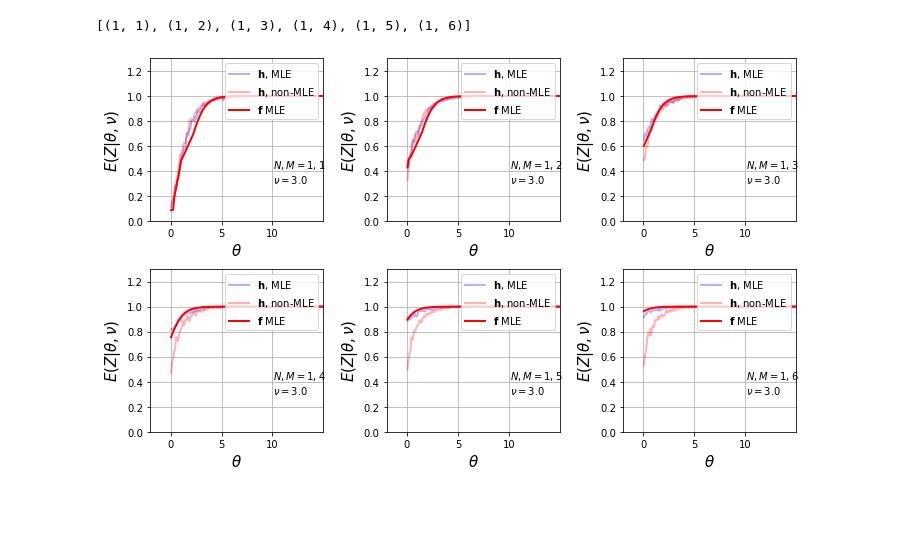
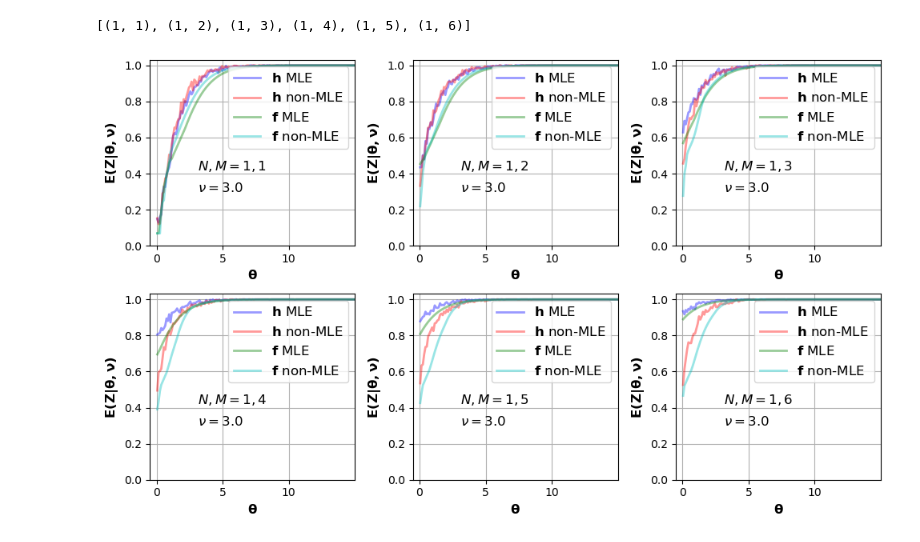
Before and after one commit to AliAlkadhim/LFI_HEP, a Jupyter notebook: Nov.ipynb, the cells around one changed output. Drawn from its saved outputs; the diff is of its cells as text; code cells hidden in the pictures; blank space fills up the shorter version.

```diff
--- a/Nov.ipynb
+++ b/Nov.ipynb
@@ -1249,7 +1360,7 @@ print('\n')
 
 
 model =  RegularizedRegressionModel(
-    nfeatures=train_x.shape[1],
+    nfeatures=sample_x.shape[1],
     ntargets=1,
     nlayers=n_layers,
     hidden_size=hidden_size,
@@ -1464,9 +1710,9 @@ array([[0.9991673 ],
 # %%
-def plot_data_one_nu(Bprime, thetamin, thetamax, nu, D, MLE,
+def plot_data_one_nu_with_model(Bprime, thetamin, thetamax, nu, D, MLE,
                      NBINS,
               FONTSIZE=15,
               func=None,
-              fgsize=(10, 6)):
+              fgsize=(10, 6), save_image=False):
 
     # make room for 6 sub-plots
     fig, ax = plt.subplots(nrows=2,
@@ -1489,13 +1735,13 @@ def plot_data_one_nu(Bprime, thetamin, thetamax, nu, D, MLE,
                               nbins=NBINS,
                               MLE=True)
 
-        ax[j].set_xlim(thetamin-2, thetamax-5)
-        ax[j].set_ylim(0, 1.3)
-        ax[j].set_xlabel(r'$\theta$', fontsize=FONTSIZE)
-        ax[j].set_ylabel(r'$E(Z|\theta, \nu)$', fontsize=FONTSIZE)
+        ax[j].set_xlim(thetamin-0.5, thetamax-5)
+        ax[j].set_ylim(0, 1.03)
+        ax[j].set_xlabel(r'$\mathbf{\theta}$', fontsize=FONTSIZE-3)
+        ax[j].set_ylabel(r'$\mathbf{E(Z|\theta, \nu)}$', fontsize=FONTSIZE-3)
 
         x = (bb[1:]+bb[:-1])/2
-        ax[j].plot(x, y, 'b', lw=2, label='$\mathbf{h}$, MLE', alpha=0.3)
+        ax[j].plot(x, y, 'b', lw=2, label='$\mathbf{h}$ MLE', alpha=0.4)
         #h is histogram approximation
 
         y_nonMLE, bb_nonMLE = make_hist_data(Bprime,
@@ -1506,31 +1752,38 @@ def plot_data_one_nu(Bprime, thetamin, thetamax, nu, D, MLE,
 
 
         x_nonMLE = (bb_nonMLE[1:]+bb_nonMLE[:-1])/2
-        ax[j].plot(x_nonMLE, y_nonMLE, 'r', lw=2, label='$\mathbf{h}$, non-MLE',alpha=0.3)
+        ax[j].plot(x_nonMLE, y_nonMLE, 'r', lw=2, label='$\mathbf{h}$ non-MLE',alpha=0.4)
 
 
         if func:
-            f, f_bins = func(Bprime, train_df, nu, N, M, MLE, nbins=NBINS)
-            f=f.flatten()
-            ax[j].plot(x, f, 'r', lw=2, label='$\mathbf{f}$ MLE')
+            train_df_MLE = load_train_df(MLE=True)
+            train_df_nonMLE = load_train_df(MLE=False)
+
+            f_MLE, f_bins_MLE = func(Bprime, train_df_MLE, nu, N, M, MLE=True, nbins=NBINS)
+            ax[j].plot(x, f_MLE, color='g', lw=2, label='$\mathbf{f}$ MLE', alpha=0.4)
             #f is model approximation
 
+            f_nonMLE, f_bins_nonMLE = func(Bprime, train_df_nonMLE, nu, N, M, MLE=False, nbins=NBINS)
+            ax[j].plot(x, f_nonMLE, color='c', lw=2, label='$\mathbf{f}$ non-MLE', alpha=0.4)
+
         ax[j].grid(True, which="both", linestyle='-')
-        ax[j].text(10.1, 0.42, r'$N, M = %d, %d$' % (N, M),
+        ax[j].text(3.1, 0.42, r'$N, M = %d, %d$' % (N, M), fontsize=font_legend-3
                    # fontsize=FONTSIZE
                   )
 
-        ax[j].text(10.1, 0.30, r'$\nu = %5.1f$' % nu,
+        ax[j].text(3.1, 0.30, r'$\nu = %5.1f$' % nu, fontsize=font_legend-3
                    # fontsize=FONTSIZE
                   )
 
-        ax[j].legend(loc='upper right')
+        ax[j].legend(loc='upper right',fontsize=font_legend-3)
 
     # hide unused sub-plots
     for k in range(j+1, len(ax)):
         ax[k].set_visible(False)
 
     plt.tight_layout()
+    if save_image:
+        plt.savefig('images/h_MLE_nonMLE_f_MLE_f_nonMLE_one_nu.png')
     plt.show()
 # %% [markdown]
 Compare the histogrammed function $h(\theta, \nu, N, M)$ to the ML prediction functino $f(\theta, \nu, N, M)$ (which is trained to regress $Z$).
@@ -1550,7 +1803,7 @@ D
 # %%
 thetamin = train_df['theta'].min()
 thetamax = train_df['theta'].max()
-plot_data_one_nu(Bprime=100000, thetamin=thetamin, thetamax=thetamax,
-                 nu=3, D=D, MLE=True, NBINS=200, func=usemodel)
+plot_data_one_nu_with_model(Bprime=100000, thetamin=thetamin, thetamax=thetamax,
+                 nu=3, D=D, MLE=True, NBINS=200, func=usemodel, save_image=True)
 # %% [output]
-[figure, old version]
+[figure, new version]
```
Also changed, not shown: parts of 54 cells of this notebook, 5 other files.
